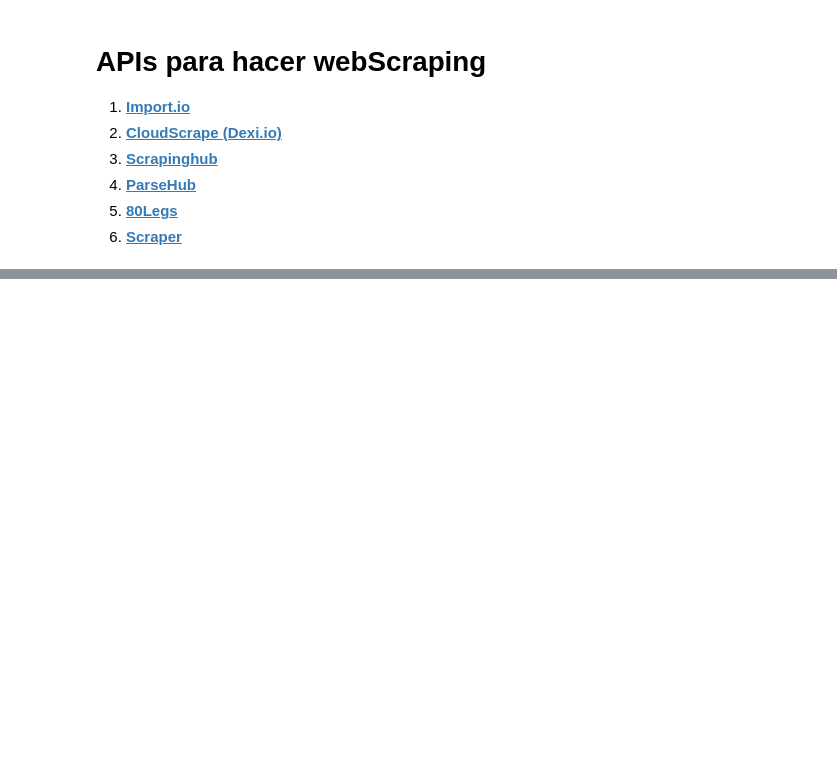
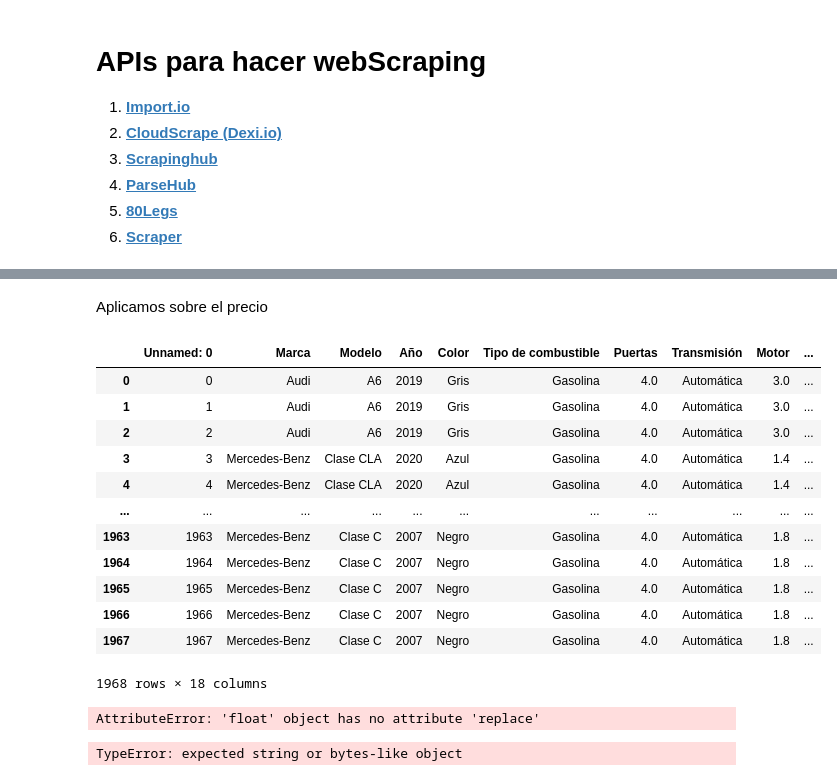
Before and after one commit to Cruzalirio/DatosWSCESA, a Jupyter notebook: Cuadernos/03_WebScraping.ipynb, the cells around one changed output, grey strips where cells are left out. Drawn from its saved outputs; the diff is of its cells as text; code cells hidden in the pictures; blank space fills up the shorter version.

```diff
--- a/Cuadernos/03_WebScraping.ipynb
+++ b/Cuadernos/03_WebScraping.ipynb
@@ -625,0 +758,3 @@ datosTabla.to_excel("TuCarro.xlsx", sheet_name="3_10_22")
+# %%
+datosTabla= pd.read_excel("TuCarro.xlsx")
+datosTabla.dtypes
@@ -625,0 +807,25 @@ datosTabla.to_excel("TuCarro.xlsx", sheet_name="3_10_22")
+# %% [markdown]
+Aplicamos sobre el precio
+# %%
+datosTabla["Precio"] = list(map(lambda x: x.replace(" pesos",""), datosTabla["Precio"] ))
+datosTabla
+# %% [output]
+|  | Unnamed: 0 | Marca | Modelo | Año | Color | Tipo de combustible | Puertas | Transmisión | Motor | ... |
+| 0 | 0 | Audi | A6 | 2019 | Gris | Gasolina | 4.0 | Automática | 3.0 | ... |
+| 1 | 1 | Audi | A6 | 2019 | Gris | Gasolina | 4.0 | Automática | 3.0 | ... |
+| 2 | 2 | Audi | A6 | 2019 | Gris | Gasolina | 4.0 | Automática | 3.0 | ... |
+| 3 | 3 | Mercedes-Benz | Clase CLA | 2020 | Azul | Gasolina | 4.0 | Automática | 1.4 | ... |
+| 4 | 4 | Mercedes-Benz | Clase CLA | 2020 | Azul | Gasolina | 4.0 | Automática | 1.4 | ... |
+| ... | ... | ... | ... | ... | ... | ... | ... | ... | ... | ... |
+| 1963 | 1963 | Mercedes-Benz | Clase C | 2007 | Negro | Gasolina | 4.0 | Automática | 1.8 | ... |
+| 1964 | 1964 | Mercedes-Benz | Clase C | 2007 | Negro | Gasolina | 4.0 | Automática | 1.8 | ... |
+| 1965 | 1965 | Mercedes-Benz | Clase C | 2007 | Negro | Gasolina | 4.0 | Automática | 1.8 | ... |
+| 1966 | 1966 | Mercedes-Benz | Clase C | 2007 | Negro | Gasolina | 4.0 | Automática | 1.8 | ... |
+| 1967 | 1967 | Mercedes-Benz | Clase C | 2007 | Negro | Gasolina | 4.0 | Automática | 1.8 | ... |
+1968 rows × 18 columns
+# %%
+datosTabla["Kilómetros"] = list(map(lambda x: x.replace(" km",""), datosTabla["Kilómetros"] ))
+datosTabla
+## Problemas con NaN
+# %% [output]
+AttributeError: 'float' object has no attribute 'replace'
@@ -625,0 +843,5 @@ datosTabla.to_excel("TuCarro.xlsx", sheet_name="3_10_22")
+# %%
+datosTabla["Kilómetros"] = list(map(reemplazar, datosTabla["Kilómetros"] ))
+datosTabla
+# %% [output]
+TypeError: expected string or bytes-like object
```
Also changed, not shown: parts of 49 cells of this notebook.
